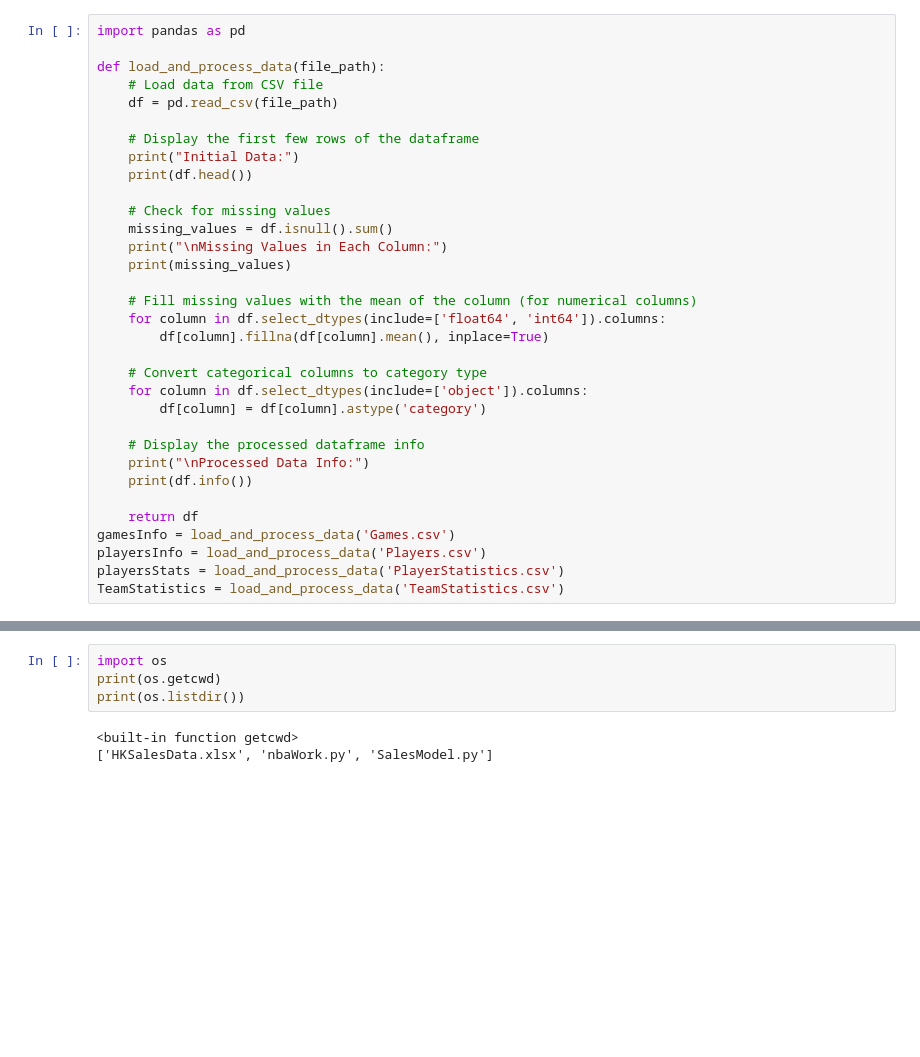
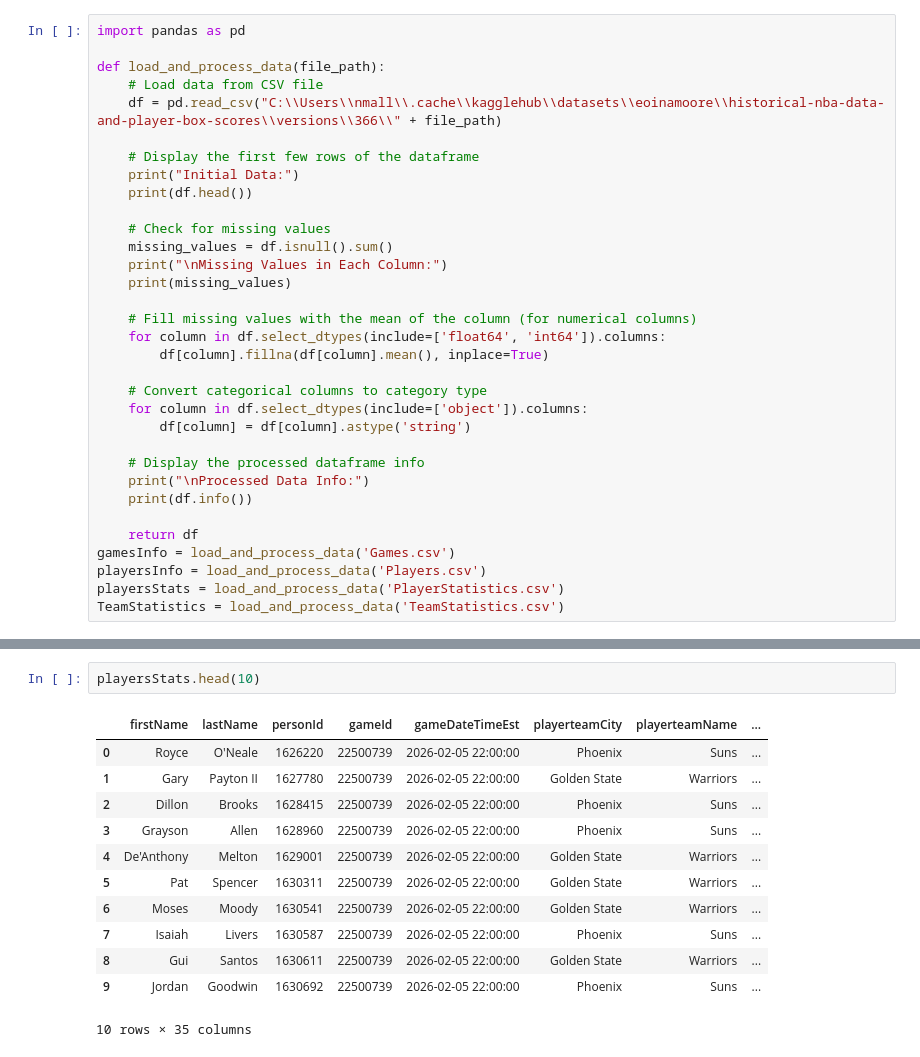
Before and after one commit to nmalloy13/nbaTopScorerProj, a Jupyter notebook: NBA.ipynb, the cells around one changed output, grey strips where cells are left out. Saved outputs shown, nothing was run; the diff lists cells and outputs as text; blank space fills up the shorter version.

```diff
--- a/NBA.ipynb
+++ b/NBA.ipynb
@@ -3,7 +12,7 @@ import pandas as pd
 
 def load_and_process_data(file_path):
     # Load data from CSV file
-    df = pd.read_csv(file_path)
+    df = pd.read_csv("C:\\Users\\nmall\\.cache\\kagglehub\\datasets\\eoinamoore\\historical-nba-data-and-player-box-scores\\versions\\366\\" + file_path)
 
     # Display the first few rows of the dataframe
     print("Initial Data:")
@@ -20,7 +29,7 @@ def load_and_process_data(file_path):
 
     # Convert categorical columns to category type
     for column in df.select_dtypes(include=['object']).columns:
-        df[column] = df[column].astype('category')
+        df[column] = df[column].astype('string')
 
     # Display the processed dataframe info
     print("\nProcessed Data Info:")
@@ -36,7 +136,15 @@ FileNotFoundError: [Errno 2] No such file or directory: 'Games.csv'
-# %%
-import os
-print(os.getcwd)
-print(os.listdir())
-# %% [output]
-<built-in function getcwd>
-['HKSalesData.xlsx', 'nbaWork.py', 'SalesModel.py']
+# %%
+playersStats.head(10)
+# %% [output]
+|  | firstName | lastName | personId | gameId | gameDateTimeEst | playerteamCity | playerteamName | ... |
+| 0 | Royce | O'Neale | 1626220 | 22500739 | 2026-02-05 22:00:00 | Phoenix | Suns | ... |
+| 1 | Gary | Payton II | 1627780 | 22500739 | 2026-02-05 22:00:00 | Golden State | Warriors | ... |
+| 2 | Dillon | Brooks | 1628415 | 22500739 | 2026-02-05 22:00:00 | Phoenix | Suns | ... |
+| 3 | Grayson | Allen | 1628960 | 22500739 | 2026-02-05 22:00:00 | Phoenix | Suns | ... |
+| 4 | De'Anthony | Melton | 1629001 | 22500739 | 2026-02-05 22:00:00 | Golden State | Warriors | ... |
+| 5 | Pat | Spencer | 1630311 | 22500739 | 2026-02-05 22:00:00 | Golden State | Warriors | ... |
+| 6 | Moses | Moody | 1630541 | 22500739 | 2026-02-05 22:00:00 | Golden State | Warriors | ... |
+| 7 | Isaiah | Livers | 1630587 | 22500739 | 2026-02-05 22:00:00 | Phoenix | Suns | ... |
+| 8 | Gui | Santos | 1630611 | 22500739 | 2026-02-05 22:00:00 | Golden State | Warriors | ... |
+| 9 | Jordan | Goodwin | 1630692 | 22500739 | 2026-02-05 22:00:00 | Phoenix | Suns | ... |
+10 rows × 35 columns
```
Also changed, not shown: parts of 9 cells of this notebook.
